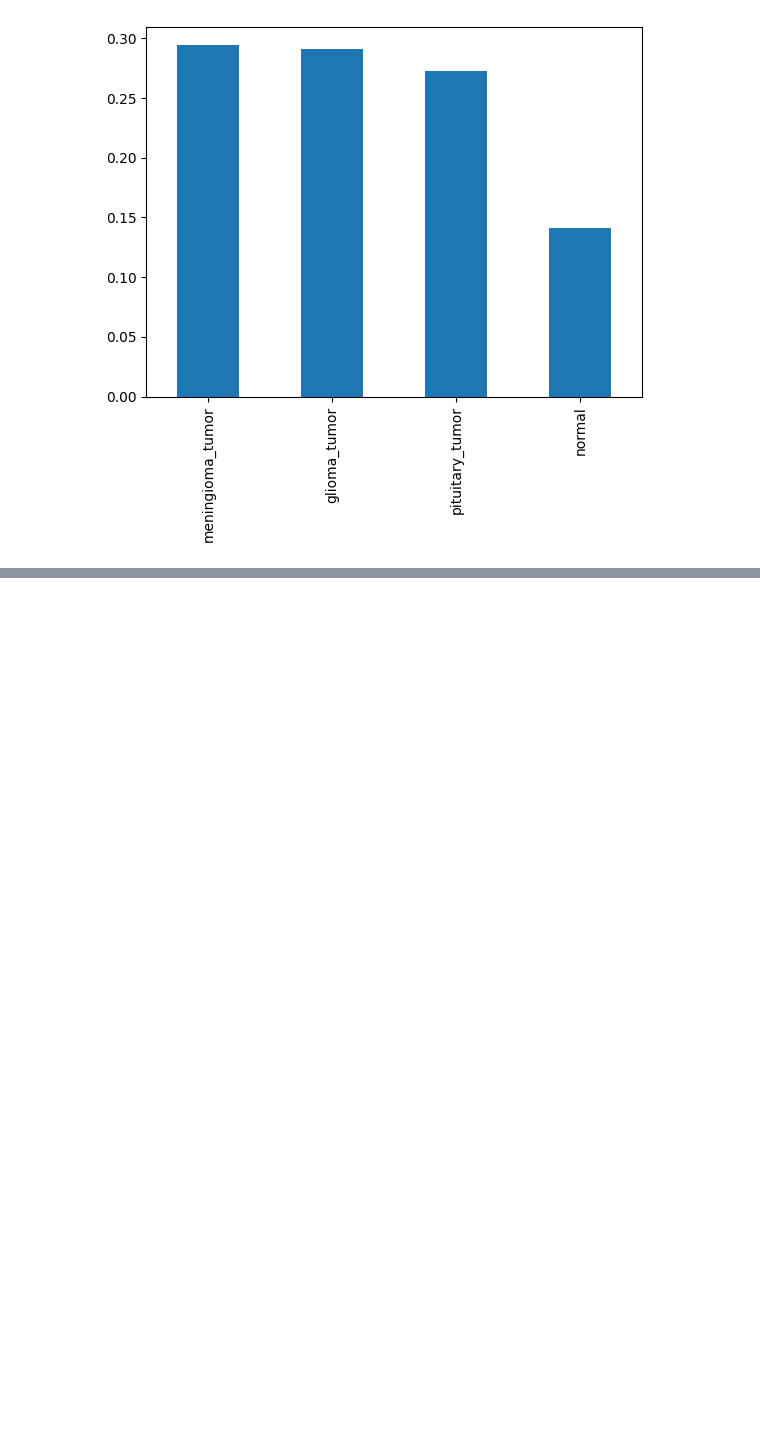
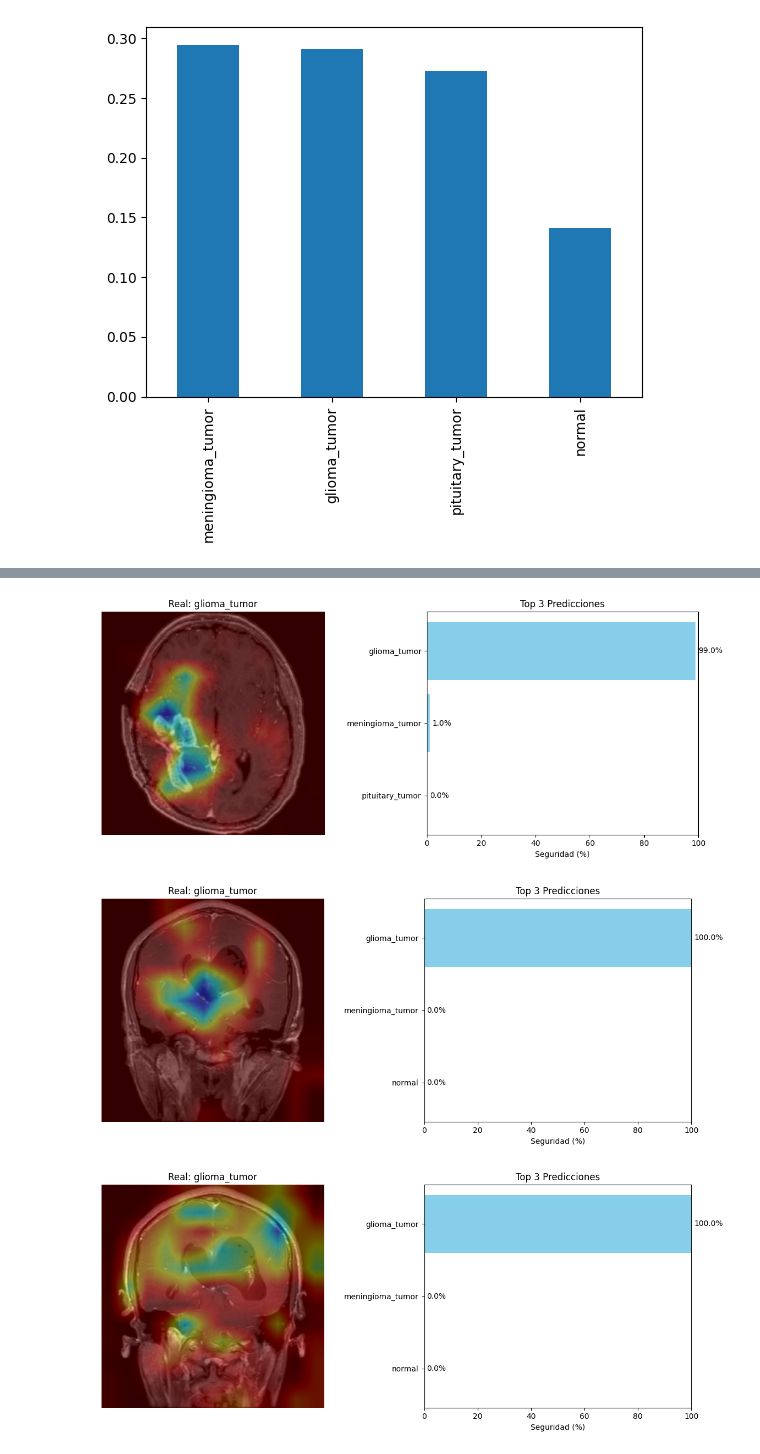
Before and after one commit to Ailuj27/Proyecto_DISIA_Grupo_13, a Jupyter notebook: Reconocimiento_tumores_hito_3.ipynb, the cells around one changed output, grey strips where cells are left out. Cells and saved outputs as stored; diff of their text form; code cells hidden in the pictures; blank space fills up the shorter version.

```diff
--- a/Reconocimiento_tumores_hito_3.ipynb
+++ b/Reconocimiento_tumores_hito_3.ipynb
@@ -178,0 +184,15 @@ Epoch 100/100
+# %%
+class_names = ds_train.class_names
+def predict_and_show_top_3(img_path):
+    img = keras.utils.load_img(img_path, target_size=(256, 256))
+    img_array = keras.utils.img_to_array(img)
+    img_array = np.expand_dims(img_array, axis=0) # Crear batch de 1
+
+    preds = model.predict(img_array)[0]
+    top_3_indices = np.argsort(preds)[-3:][::-1]
+
+    print(f"\nResultados para: {os.path.basename(img_path)}")
+    for i in top_3_indices:
+        print(f"  - {class_names[i]}: {preds[i]*100:.2f}%")
+
+    return img_array
@@ -178,0 +248,43 @@ Epoch 100/100
+# %%
+import matplotlib.pyplot as plt
+import cv2
+
+def display_gradcam_results(dataset, model, last_conv_layer_name, num_images=5):
+    for i, (img, label) in enumerate(dataset.unbatch().take(num_images)):
+        img_tensor = np.expand_dims(img, axis=0)
+        preds = model.predict(img_tensor, verbose=0)[0]
+        top_3_idx = np.argsort(preds)[-3:][::-1]
+        heatmap = get_gradcam_heatmap(img_tensor, model, last_conv_layer_name)
+        img_np = img.numpy().astype("uint8")
+        heatmap_resized = cv2.resize(heatmap, (256, 256))
+
+        heatmap_color = np.uint8(255 * heatmap_resized)
+        heatmap_color = cv2.applyColorMap(heatmap_color, cv2.COLORMAP_JET)
+        superimposed_img = cv2.addWeighted(img_np, 0.6, heatmap_color, 0.4, 0)
+
+        plt.figure(figsize=(12, 5))
+        plt.subplot(1, 2, 1)
+        plt.imshow(superimposed_img)
+        plt.title(f"Real: {class_names[label.numpy()]}")
+        plt.axis('off')
+        plt.subplot(1, 2, 2)
+        top_names = [class_names[idx] for idx in top_3_idx]
+        top_scores = [preds[idx] * 100 for idx in top_3_idx]
+        bars = plt.barh(top_names, top_scores, color='skyblue')
+        plt.xlabel('Seguridad (%)')
+        plt.title('Top 3 Predicciones')
+        plt.xlim(0, 100)
+        plt.gca().invert_yaxis()
+
+        for bar in bars:
+            plt.text(bar.get_width() + 1, bar.get_y() + bar.get_height()/2,
+                     f'{bar.get_width():.1f}%', va='center')
+
+        plt.tight_layout()
+        plt.show()
+
+display_gradcam_results(ds_test, model, "conv2d_33", num_images=3)
+# %% [output]
+[figure, added]
+[figure, added]
+[figure, added]
```
Also changed, not shown: parts of 14 cells of this notebook.
